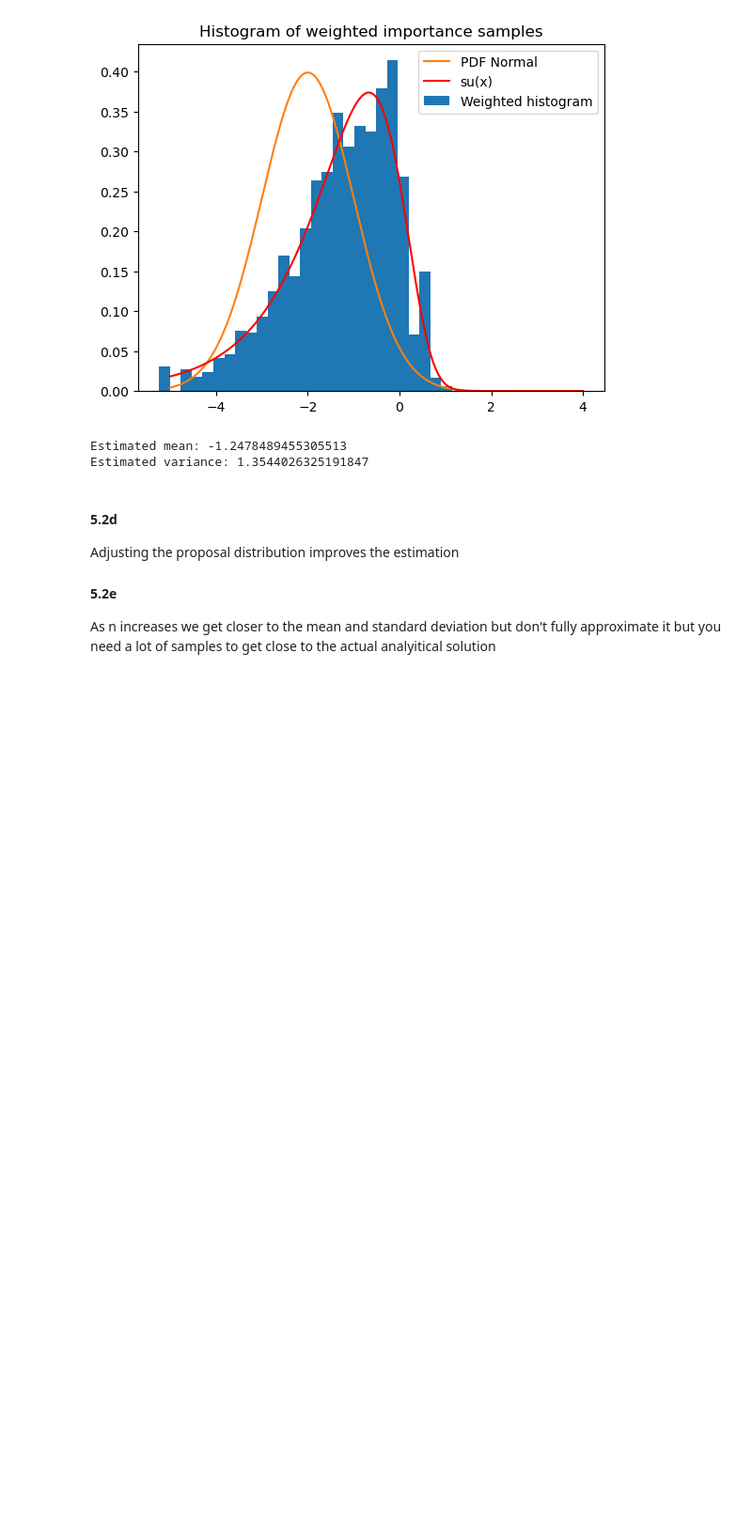
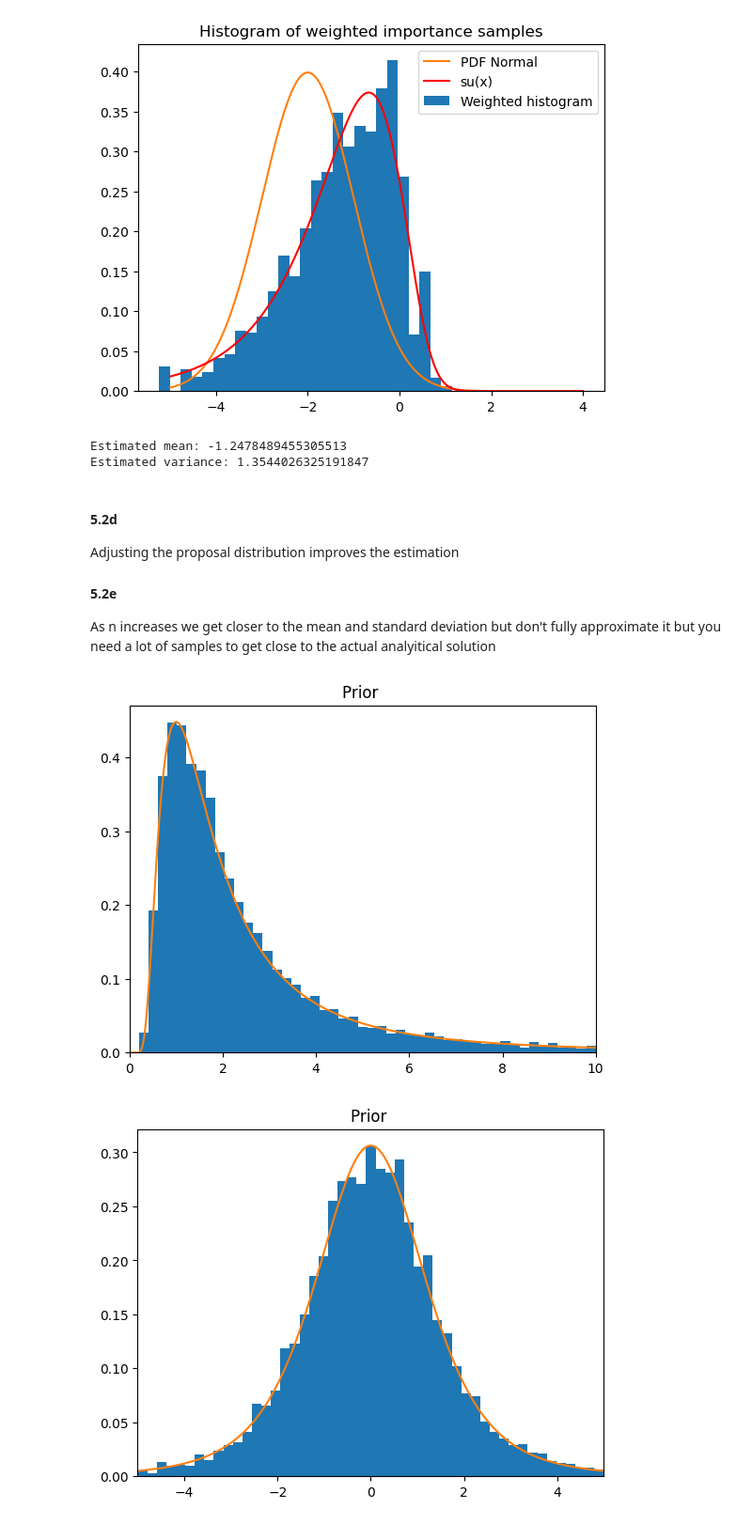
Before and after one commit to ccaulk/APML_exercise_sessions, a Jupyter notebook: Session5.ipynb, the cells around one changed output. Shown at 94% size. Saved outputs shown, nothing was run; the diff lists cells and outputs as text; code cells hidden in the pictures; blank space fills up the shorter version.

```diff
--- a/Session5.ipynb
+++ b/Session5.ipynb
@@ -90,3 +90,60 @@ Estimated variance: 1.3544026325191847
 Adjusting the proposal distribution improves the estimation
 #### 5.2e
 As n increases we get closer to the mean and standard deviation but don't fully approximate it but you need a lot of samples to get close to the actual analyitical solution
+# %%
+import numpy as np
+import matplotlib . pyplot as plt
+from scipy . stats import invgamma , t
+
+m = 0
+l = 1
+b = 3
+a = 2
+
+N = 100
+w0 = -3
+X = np. random . normal (size=N)
+y = X*w0 + np. random . normal (size=N)*2
+
+# Analytical solution
+s2v = np. linspace (0 ,10 ,1000)
+wv = np. linspace ( -5 ,5 ,1000)
+mpost = (m*l+np.sum(X*y))/(l+np.sum(X**2))
+lpost = l + np.sum(X**2)
+apost = a + N/2
+bpost = b +.5*( np.sum(y**2)+m**2*l -(m*l+np.sum(X*y)) **2/( l+np.sum(X**2)))
+
+# Importance sampling
+L = 10000
+
+s2is = invgamma .rvs(size=L,a=a, scale =b)
+plt.hist(s2is , density =True ,bins=np. linspace (0 ,10 ,50))
+plt.plot(s2v , invgamma .pdf(x=s2v ,a=a, scale =b))
+plt.xlim ((0 ,10))
+plt. title ("Prior ")
+plt.show ()
+
+wis = np. random . normal (size=L)*np.sqrt(s2is/l)+m
+plt.hist(wis , density =True ,bins=np. linspace ( -5 ,5 ,50))
+plt.plot(wv ,t.pdf(x=wv ,df =2*a,loc=m, scale =np.sqrt(b/(a*l))))
+plt.xlim (( -5 ,5))
+plt. title ("Prior ")
+plt.show ()
+
+weightis = 1/ np.sqrt (2* np.pi*s2is)**N*np.exp ( -1/(2* s2is)*np.sum ((X[:,np. newaxis ]* wis[np.newaxis ,:] -y
+[:,np. newaxis ]) **2 , axis =0))
+
+plt.hist(s2is , density =True ,bins=np. linspace (0 ,10 ,50) ,weights = weightis )
+plt.plot(s2v , invgamma .pdf(x=s2v ,a=apost , scale = bpost ))
+plt.xlim ((0 ,10))
+plt. title ("Posterior")
+plt.show ()
+
+plt.hist(wis , density =True ,bins=np. linspace ( -5 ,5 ,50) ,weights = weightis )
+plt.plot(wv ,t.pdf(x=wv ,df =2* apost ,loc=mpost , scale =np.sqrt( bpost /( lpost * apost ))))
+plt.xlim (( -5 ,5))
+plt. title ("Posterior ")
+plt.show ()
+# %% [output]
+[figure, added]
+[figure, added]
```
Also changed, not shown: parts of 1 cell of this notebook.
